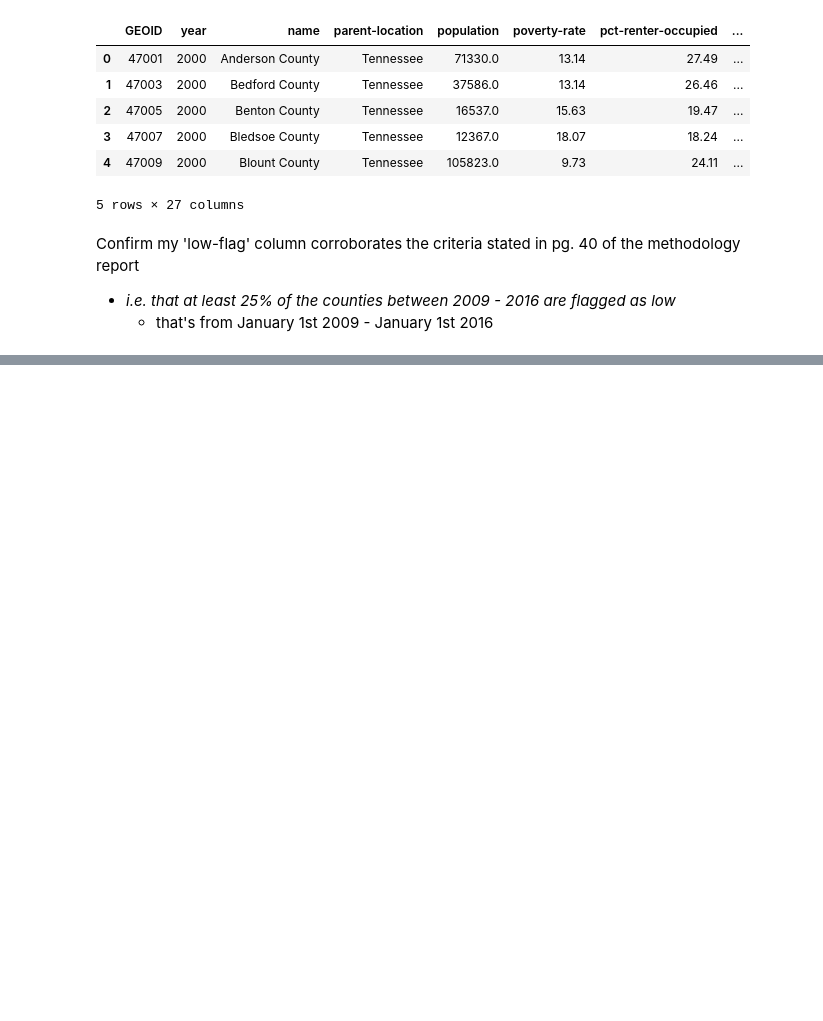
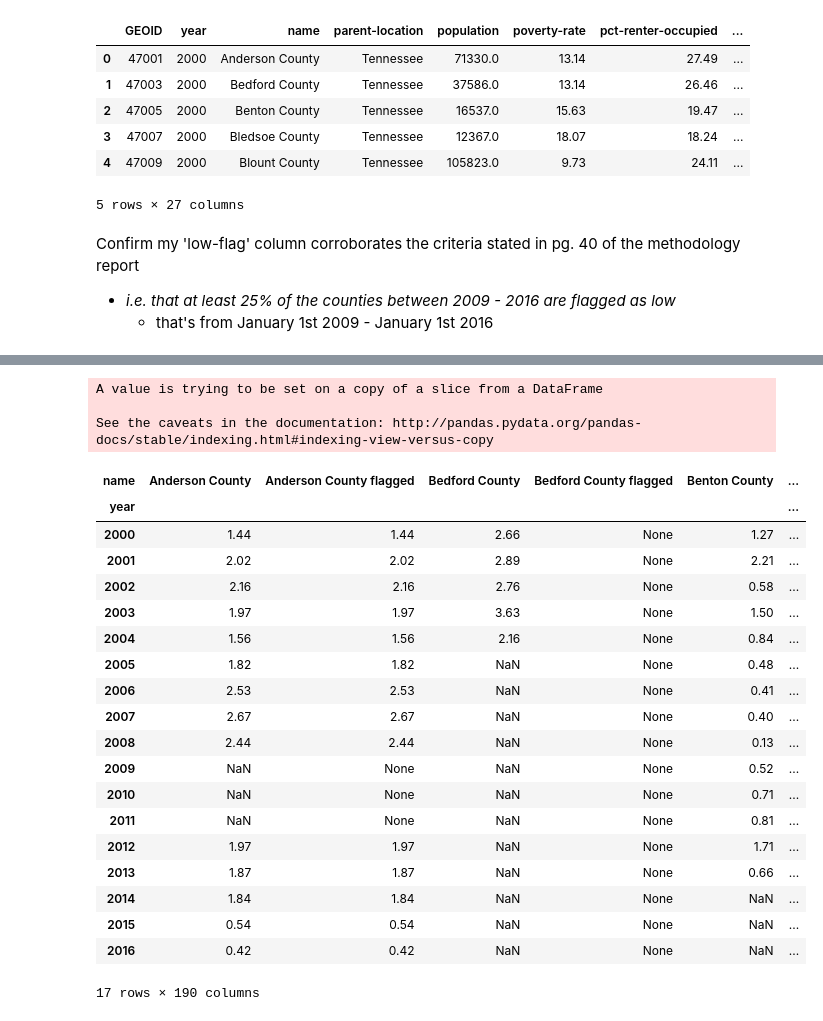
Before and after one commit to paulo-g-martinez/eviction-lab-tn-nss-capstone, a Jupyter notebook: regression-analysis-with-corrected-flags.ipynb, the cells around one changed output, grey strips where cells are left out. Drawn from its saved outputs; the diff is of its cells as text; code cells hidden in the pictures; blank space fills up the shorter version.

```diff
--- a/regression-analysis-with-corrected-flags.ipynb
+++ b/regression-analysis-with-corrected-flags.ipynb
@@ -43,0 +131,42 @@ Confirm my 'low-flag' column corroborates the criteria stated in pg. 40 of the m
+# %%
+def split_trace_by_flag(df, verbose = False):
+    '''Takes a timeseries df with two column levels and
+    splits a column from one level into two,
+    according to whether or not that cell has been flagged in the other level.
+    Returns a df'''
+    if len(df.columns.levels[0]) != 2:
+        print('Need df with two levels of columns. Received df.columns.levels[0] = ',
+             df.columns.levels[0])
+        assert df.columns.levels[0] == 2
+    # store level 1 and 2
+    lv0 = df.columns.levels[0][0]
+    lv1 = df.columns.levels[0][1]
+
+    # initialize copy of df to work on
+    dfo = df[lv0].copy(deep = True)
+
+    # for each col in dfo
+    for col in dfo.columns:
+        # initialize a flag column
+        fcol = str(col)+' flagged'
+        if verbose:
+            print(fcol)
+        dfo[fcol] = None
+        # for each year in that column
+        for year in dfo.index:
+            if verbose:
+                print(year)
+            # if variable is flagged
+            if df[lv1][col][year] == 1:
+                # paste the flagged value into the flag col
+                dfo[fcol][year] = df[lv0][col][year]
+                # replace that value with None
+                #dfo[col][year] = None
+
+    return dfo
+# %%
+split_cnty_evic_rates = split_trace_by_flag(pvt_cnty_evic_rates)
+# %% [output]
+A value is trying to be set on a copy of a slice from a DataFrame
+
+See the caveats in the documentation: http://pandas.pydata.org/pandas-docs/stable/indexing.html#indexing-view-versus-copy
@@ -43,0 +175,23 @@ Confirm my 'low-flag' column corroborates the criteria stated in pg. 40 of the m
+# %%
+split_cnty_evic_rates
+# %% [output]
+| name | Anderson County | Anderson County flagged | Bedford County | Bedford County flagged | Benton County | ... |
+| year |  |  |  |  |  | ... |
+| 2000 | 1.44 | 1.44 | 2.66 | None | 1.27 | ... |
+| 2001 | 2.02 | 2.02 | 2.89 | None | 2.21 | ... |
+| 2002 | 2.16 | 2.16 | 2.76 | None | 0.58 | ... |
+| 2003 | 1.97 | 1.97 | 3.63 | None | 1.50 | ... |
+| 2004 | 1.56 | 1.56 | 2.16 | None | 0.84 | ... |
+| 2005 | 1.82 | 1.82 | NaN | None | 0.48 | ... |
+| 2006 | 2.53 | 2.53 | NaN | None | 0.41 | ... |
+| 2007 | 2.67 | 2.67 | NaN | None | 0.40 | ... |
+| 2008 | 2.44 | 2.44 | NaN | None | 0.13 | ... |
+| 2009 | NaN | None | NaN | None | 0.52 | ... |
+| 2010 | NaN | None | NaN | None | 0.71 | ... |
+| 2011 | NaN | None | NaN | None | 0.81 | ... |
+| 2012 | 1.97 | 1.97 | NaN | None | 1.71 | ... |
+| 2013 | 1.87 | 1.87 | NaN | None | 0.66 | ... |
+| 2014 | 1.84 | 1.84 | NaN | None | NaN | ... |
+| 2015 | 0.54 | 0.54 | NaN | None | NaN | ... |
+| 2016 | 0.42 | 0.42 | NaN | None | NaN | ... |
+17 rows × 190 columns
```
Also changed, not shown: parts of 13 cells of this notebook.
